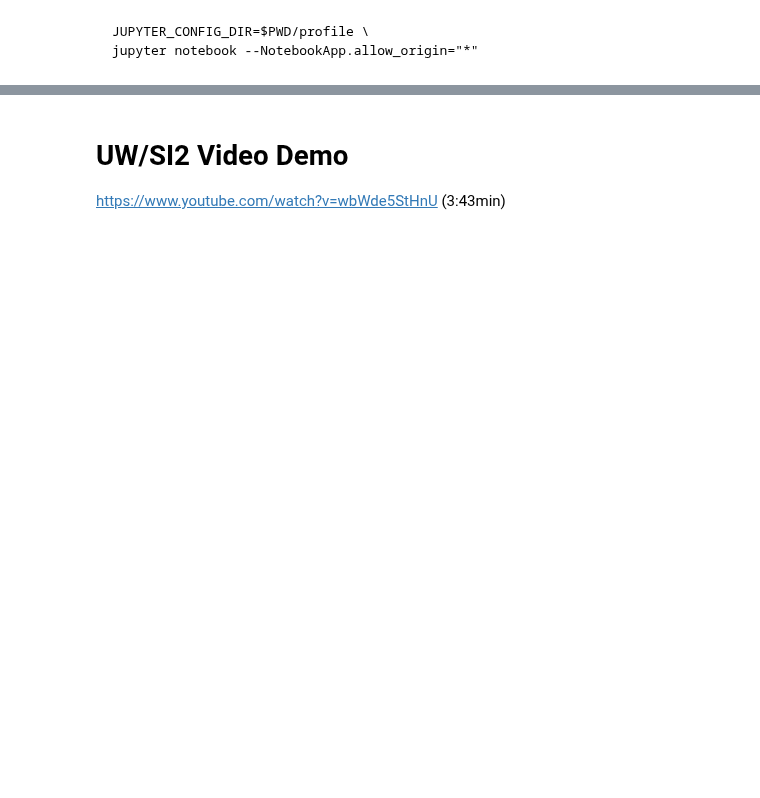
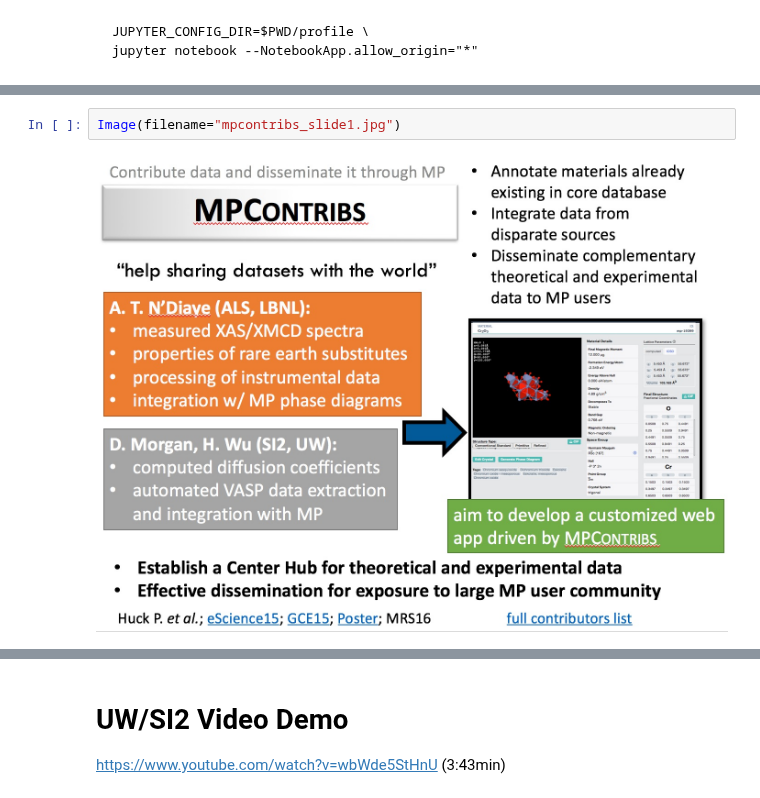
Before and after one commit to materialsproject/MPContribs, a Jupyter notebook: notebooks/workshop-2016/mpcontribs.ipynb, the cells around one changed output, grey strips where cells are left out. Drawn from its saved outputs; the diff is of its cells as text; blank space fills up the shorter version.

Commit message:
workshop-2016: embed images

```diff
--- a/notebooks/workshop-2016/mpcontribs.ipynb
+++ b/notebooks/workshop-2016/mpcontribs.ipynb
@@ -19,0 +18,4 @@ jupyter notebook --NotebookApp.allow_origin="*"
+# %%
+Image(filename="mpcontribs_slide1.jpg")
+# %% [output]
+[figure, added]
```
Also changed, not shown: parts of 25 cells of this notebook, 1 other file.
